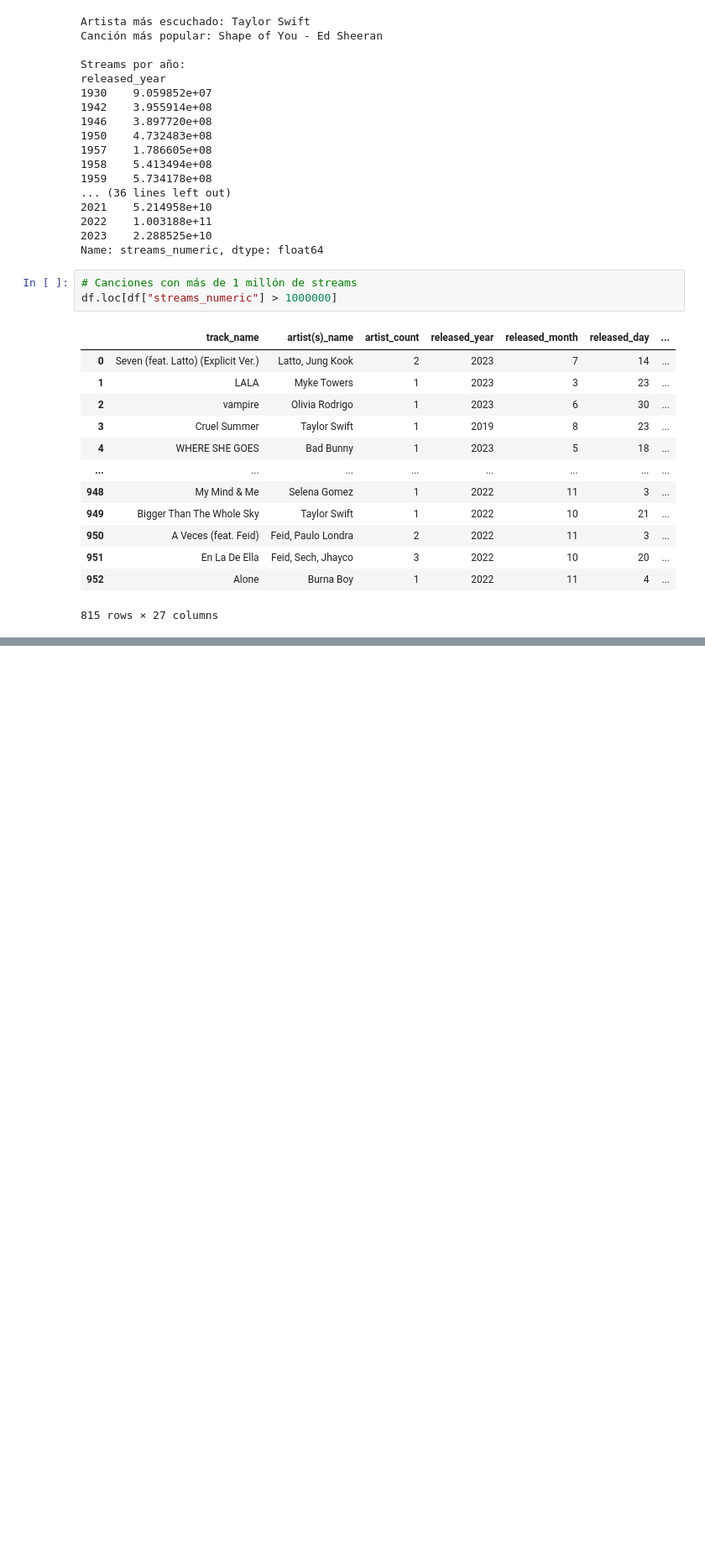
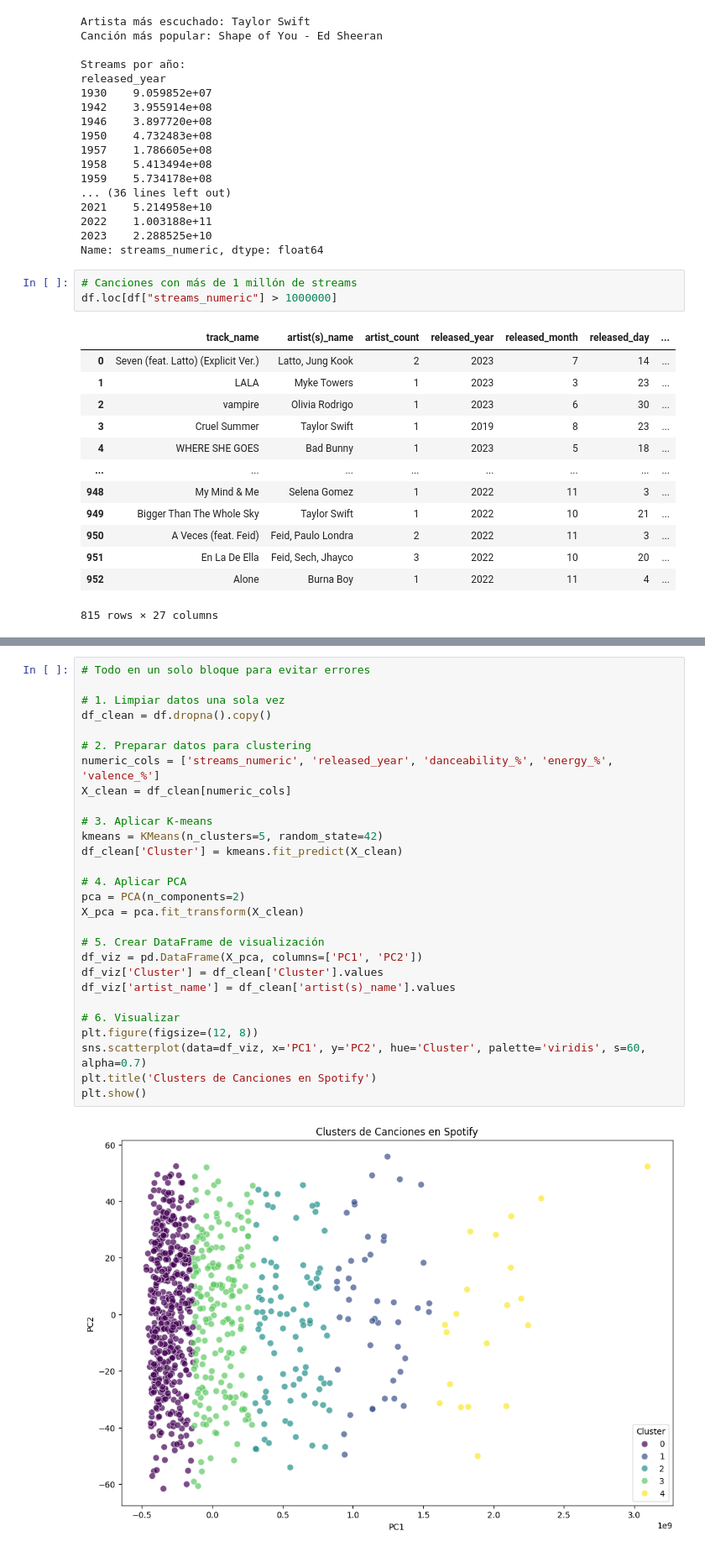
Before and after one commit to a01754324-prog/SemanaTec, a Jupyter notebook: main.ipynb, the cells around one changed output, grey strips where cells are left out. Shown at 84% size. Cells and saved outputs as stored; diff of their text form; blank space fills up the shorter version.

```diff
--- a/main.ipynb
+++ b/main.ipynb
@@ -384,0 +490,30 @@ df.loc[~(df["artist(s)_name"] == "Artista X"),
+# %%
+# Todo en un solo bloque para evitar errores
+
+# 1. Limpiar datos una sola vez
+df_clean = df.dropna().copy()
+
+# 2. Preparar datos para clustering
+numeric_cols = ['streams_numeric', 'released_year', 'danceability_%', 'energy_%', 'valence_%']
+X_clean = df_clean[numeric_cols]
+
+# 3. Aplicar K-means
+kmeans = KMeans(n_clusters=5, random_state=42)
+df_clean['Cluster'] = kmeans.fit_predict(X_clean)
+
+# 4. Aplicar PCA
+pca = PCA(n_components=2)
+X_pca = pca.fit_transform(X_clean)
+
+# 5. Crear DataFrame de visualización
+df_viz = pd.DataFrame(X_pca, columns=['PC1', 'PC2'])
+df_viz['Cluster'] = df_clean['Cluster'].values
+df_viz['artist_name'] = df_clean['artist(s)_name'].values
+
+# 6. Visualizar
+plt.figure(figsize=(12, 8))
+sns.scatterplot(data=df_viz, x='PC1', y='PC2', hue='Cluster', palette='viridis', s=60, alpha=0.7)
+plt.title('Clusters de Canciones en Spotify')
+plt.show()
+# %% [output]
+[figure, added]
```
Also changed, not shown: parts of 16 cells of this notebook.
